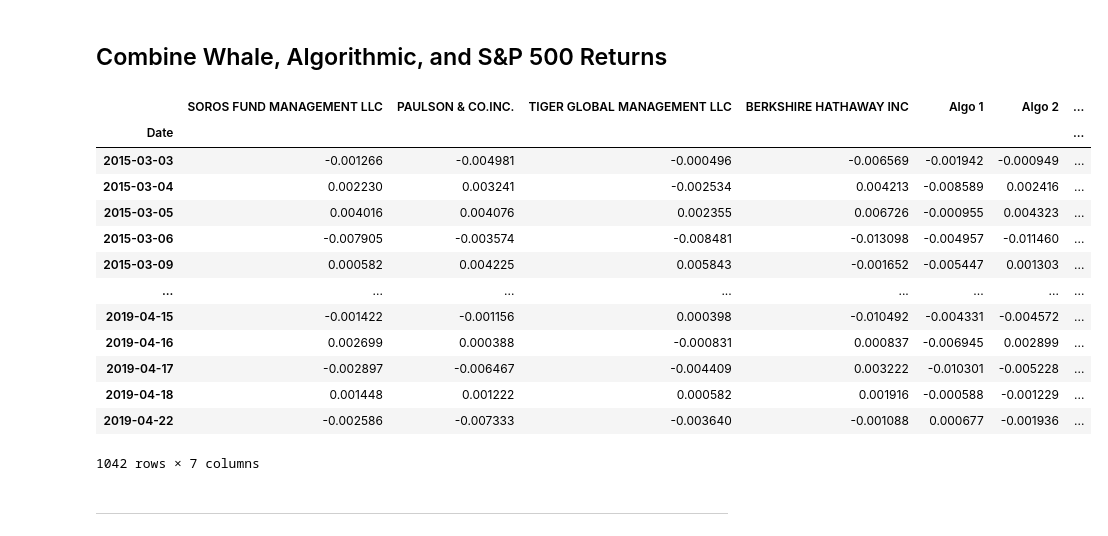
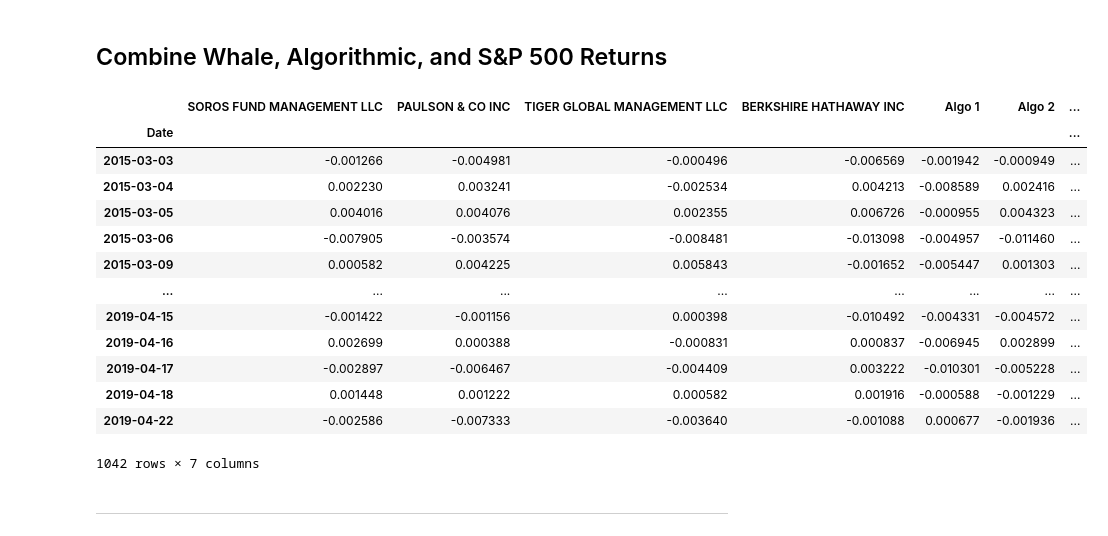
Before and after one commit to Row-Bell/Unit_4_Homework, a Jupyter notebook: whale_analysis.ipynb, the cells around one changed output. Saved outputs shown, nothing was run; the diff lists cells and outputs as text; code cells hidden in the pictures.

```diff
--- a/whale_analysis.ipynb
+++ b/whale_analysis.ipynb
@@ -172,9 +172,10 @@ Name: daily_returns_sp500, dtype: float64
 # %%
 # Join Whale Returns, Algorithmic Returns, and the S&P 500 Returns into a single DataFrame with columns for each portfolio's returns.
 combined_returns = pd.concat([df_whale_returns,df_aglo_reuturns, daily_returns_sp500], axis= 'columns', join = 'inner')
+combined_returns.columns = ['SOROS FUND MANAGEMENT LLC','PAULSON & CO INC', 'TIGER GLOBAL MANAGEMENT LLC', 'BERKSHIRE HATHAWAY INC', 'Algo 1', 'Algo 2', 'daily_returns_sp500']
 combined_returns
 # %% [output]
-|  | SOROS FUND MANAGEMENT LLC | PAULSON & CO.INC. | TIGER GLOBAL MANAGEMENT LLC | BERKSHIRE HATHAWAY INC | Algo 1 | Algo 2 | ... |
+|  | SOROS FUND MANAGEMENT LLC | PAULSON & CO INC | TIGER GLOBAL MANAGEMENT LLC | BERKSHIRE HATHAWAY INC | Algo 1 | Algo 2 | ... |
 | Date |  |  |  |  |  |  | ... |
 | 2015-03-03 | -0.001266 | -0.004981 | -0.000496 | -0.006569 | -0.001942 | -0.000949 | ... |
 | 2015-03-04 | 0.002230 | 0.003241 | -0.002534 | 0.004213 | -0.008589 | 0.002416 | ... |
```
Also changed, not shown: parts of 3 cells of this notebook, 1 other file.
